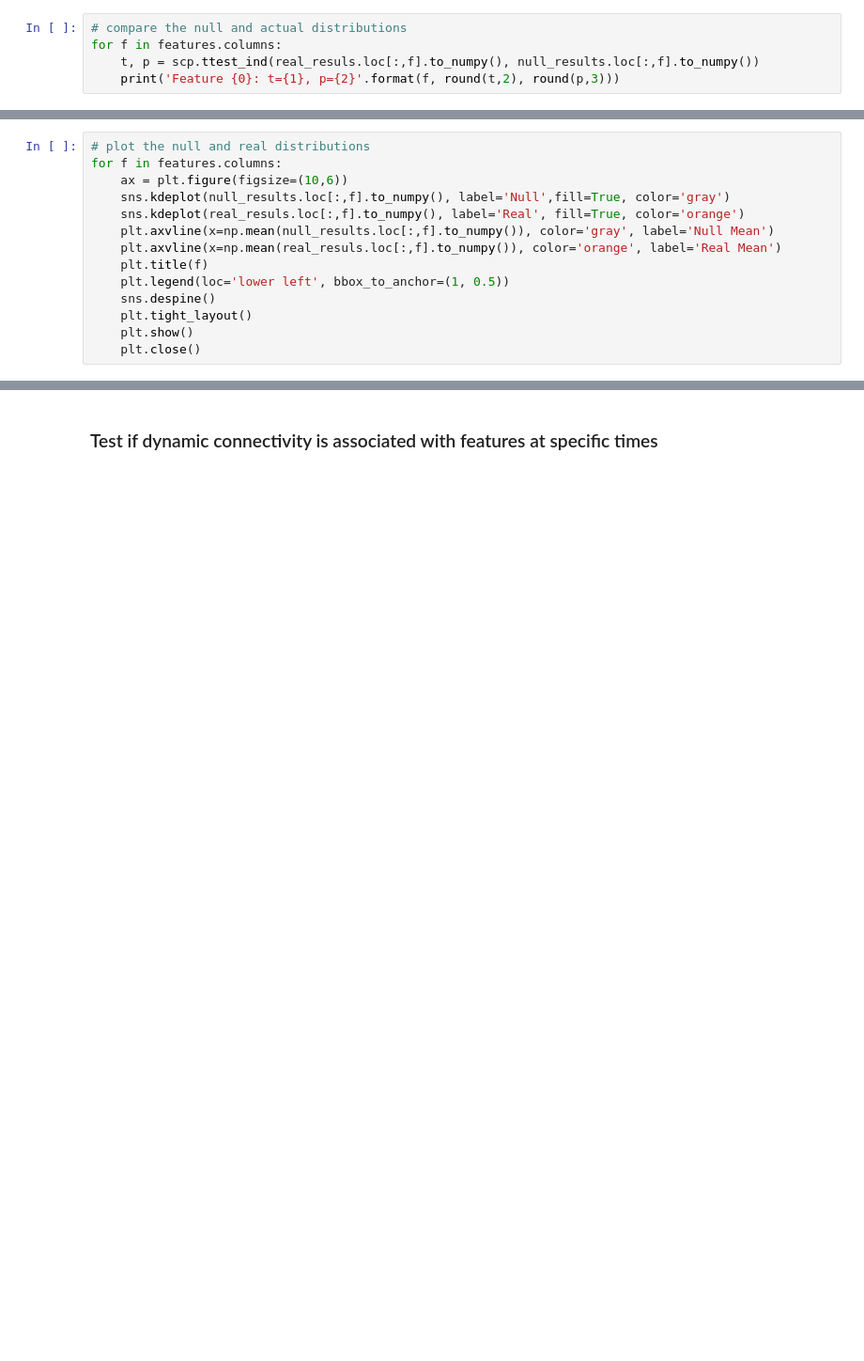
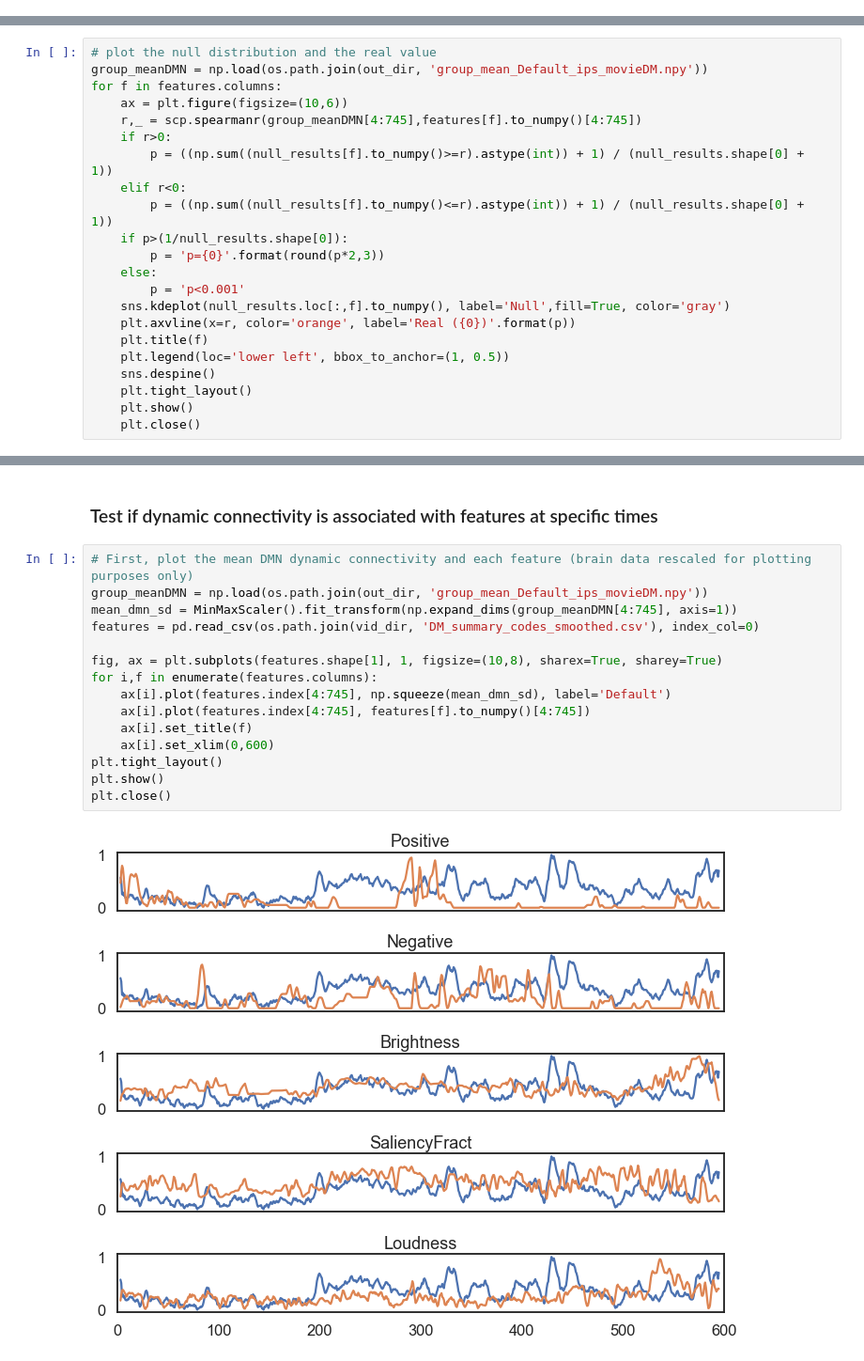
Before and after one commit to catcamacho/hbn_soc_net, a Jupyter notebook: 2_DynamicNet_affect.ipynb, the cells around one changed output, grey strips where cells are left out. Shown at 94% size. Drawn from its saved outputs; the diff is of its cells as text; blank space fills up the shorter version.

```diff
--- a/2_DynamicNet_affect.ipynb
+++ b/2_DynamicNet_affect.ipynb
@@ -468,5 +449,0 @@ real_resuls.to_csv('real_default_feature_correlations.csv')
-# %%
-# compare the null and actual distributions
-for f in features.columns:
-    t, p = scp.ttest_ind(real_resuls.loc[:,f].to_numpy(), null_results.loc[:,f].to_numpy())
-    print('Feature {0}: t={1}, p={2}'.format(f, round(t,2), round(p,3)))
@@ -480,11 +450,19 @@ Feature Loudness: t=6.0, p=0.0
 # %%
-# plot the null and real distributions
+# plot the null distribution and the real value
+group_meanDMN = np.load(os.path.join(out_dir, 'group_mean_Default_ips_movieDM.npy'))
 for f in features.columns:
     ax = plt.figure(figsize=(10,6))
+    r,_ = scp.spearmanr(group_meanDMN[4:745],features[f].to_numpy()[4:745])
+    if r>0:
+        p = ((np.sum((null_results[f].to_numpy()>=r).astype(int)) + 1) / (null_results.shape[0] + 1))
+    elif r<0:
+        p = ((np.sum((null_results[f].to_numpy()<=r).astype(int)) + 1) / (null_results.shape[0] + 1))
+    if p>(1/null_results.shape[0]):
+        p = 'p={0}'.format(round(p*2,3))
+    else:
+        p = 'p<0.001'
     sns.kdeplot(null_results.loc[:,f].to_numpy(), label='Null',fill=True, color='gray')
-    sns.kdeplot(real_resuls.loc[:,f].to_numpy(), label='Real', fill=True, color='orange')
-    plt.axvline(x=np.mean(null_results.loc[:,f].to_numpy()), color='gray', label='Null Mean')
-    plt.axvline(x=np.mean(real_resuls.loc[:,f].to_numpy()), color='orange', label='Real Mean')
+    plt.axvline(x=r, color='orange', label='Real ({0})'.format(p))
     plt.title(f)
     plt.legend(loc='lower left', bbox_to_anchor=(1, 0.5))
     sns.despine()
@@ -501,3 +472,20 @@ for f in features.columns:
 # %% [markdown]
 ### Test if dynamic connectivity is associated with features at specific times
+# %%
+# First, plot the mean DMN dynamic connectivity and each feature (brain data rescaled for plotting purposes only)
+group_meanDMN = np.load(os.path.join(out_dir, 'group_mean_Default_ips_movieDM.npy'))
+mean_dmn_sd = MinMaxScaler().fit_transform(np.expand_dims(group_meanDMN[4:745], axis=1))
+features = pd.read_csv(os.path.join(vid_dir, 'DM_summary_codes_smoothed.csv'), index_col=0)
+
+fig, ax = plt.subplots(features.shape[1], 1, figsize=(10,8), sharex=True, sharey=True)
+for i,f in enumerate(features.columns):
+    ax[i].plot(features.index[4:745], np.squeeze(mean_dmn_sd), label='Default')
+    ax[i].plot(features.index[4:745], features[f].to_numpy()[4:745])
+    ax[i].set_title(f)
+    ax[i].set_xlim(0,600)
+plt.tight_layout()
+plt.show()
+plt.close()
+# %% [output]
+[figure, added]
 # %%
```
Also changed, not shown: parts of 22 cells of this notebook.
